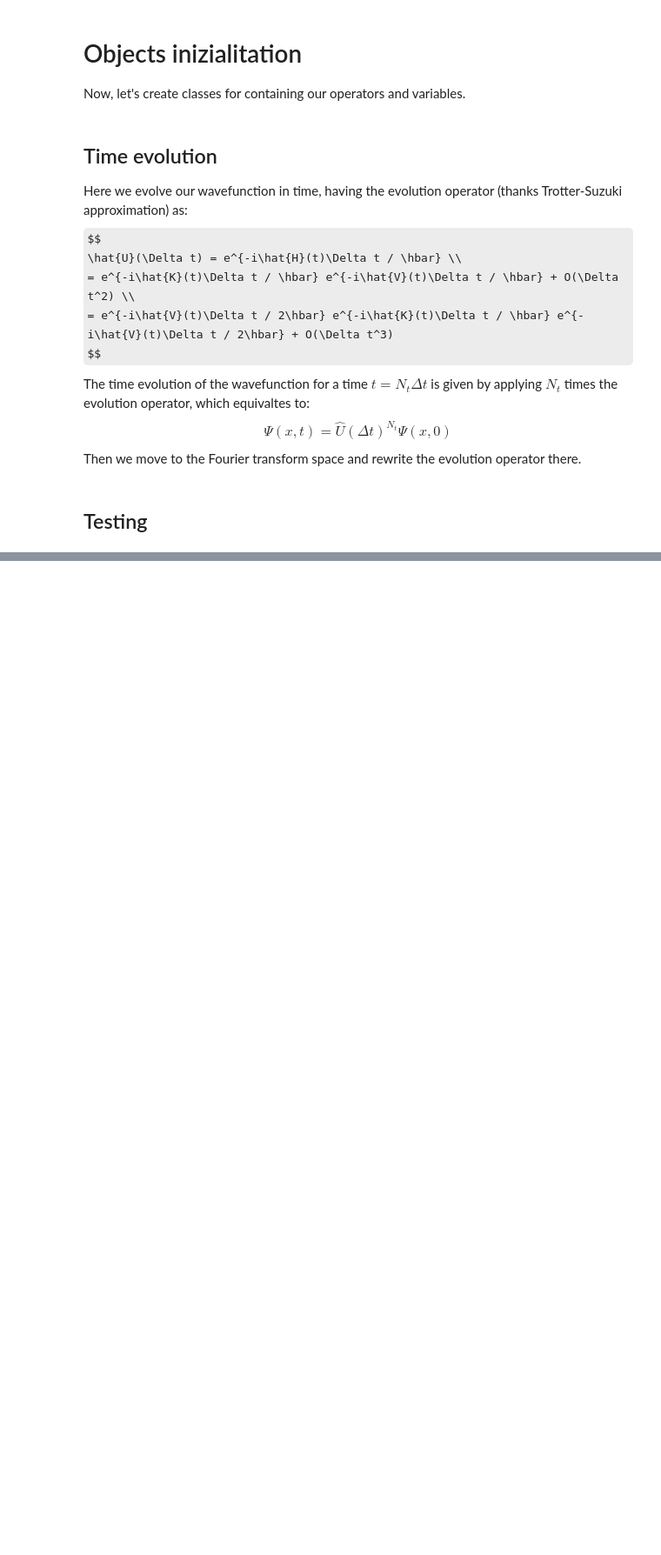
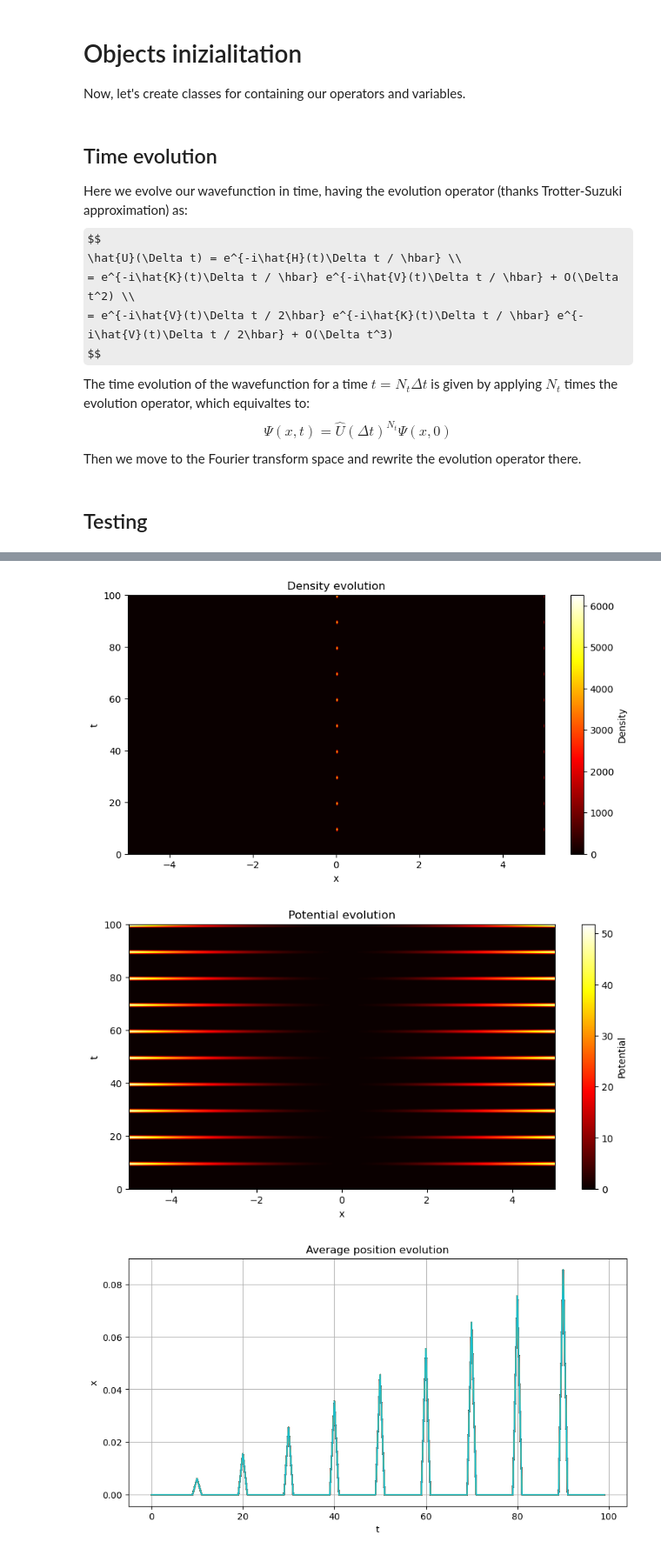
Before and after one commit to pietromalagoli/QIC, a Jupyter notebook: hw/hw5/hw5_MALAGOLI.ipynb, the cells around one changed output, grey strips where cells are left out. Shown: that part at 87% size. Saved outputs shown, nothing was run; the diff lists cells and outputs as text; code cells hidden in the pictures; some formulas as TeX source; blank space fills up the shorter version.

```diff
--- a/hw/hw5/hw5_MALAGOLI.ipynb
+++ b/hw/hw5/hw5_MALAGOLI.ipynb
@@ -95,7 +95,7 @@ class Param:
         # Derived parameters
         self.dx = 2 * xmax/ Nx
         self.dt = tsim / Nt
-        self.x = np.arange(-xmax + xmax / Nx,self.dx)
+        self.x = np.arange(-xmax, + xmax, self.dx)
         # Momentum, defined as 1/x and a prefactor from Fourier Transfrom
         self.dk = np.pi / xmax
         # Momentum grid
@@ -223,10 +223,10 @@ def time_evolution(par: Param, opr: Operators) -> np.array:
             density = np.abs(opr.wfc)**2
 
         # Save 100 snapshots
-        if t % (par.num_t // 100) == 0 and ii < 100:
+        if t % (par.Nt // 100) == 0 and ii < 100:
             # Save wfc
-            densities[ii, 0:par.num_x] = np.real(density)   # real space
-            densities[ii, par.num_x:2 * par.num_x] = np.abs(np.fft.fft(opr.wfc)) ** 2   #momentum space
+            densities[ii, 0:par.Nx] = np.real(density)   # real space
+            densities[ii, par.Nx:2 * par.Nx] = np.abs(np.fft.fft(opr.wfc)) ** 2   #momentum space
 
             # Save the potential
             potential[ii, :] = opr.V
@@ -268,0 +278,40 @@ ValueError: operands could not be broadcast together with shapes (1000,) (5,)
+# %%
+# plot density
+plt.figure(figsize=(10, 5))
+plt.imshow(density, aspect='auto', extent=[-xmax, xmax, 0, tsim], cmap='hot')
+plt.colorbar(label='Density')
+plt.title('Density evolution')
+plt.xlabel('x')
+plt.ylabel('t')
+plt.show()
+
+# plot potential
+plt.figure(figsize=(10, 5))
+plt.imshow(potential, aspect='auto', extent=[-xmax, xmax, 0, tsim], cmap='hot')
+plt.colorbar(label='Potential')
+plt.title('Potential evolution')
+plt.xlabel('x')
+plt.ylabel('t')
+plt.show()
+
+# plot average position
+plt.figure(figsize=(10, 5))
+plt.plot(avg_position)
+plt.title('Average position evolution')
+plt.xlabel('t')
+plt.ylabel('x')
+plt.grid()
+plt.show()
+
+# plot energy
+plt.figure(figsize=(10, 5))
+plt.plot(opr.compute_energy(par))
+plt.title('Energy evolution')
+plt.xlabel('t')
+plt.ylabel('Energy')
+plt.grid()
+plt.show()
+# %% [output]
+[figure, added]
+[figure, added]
+[figure, added]
```
Also changed, not shown: parts of 3 cells of this notebook.
